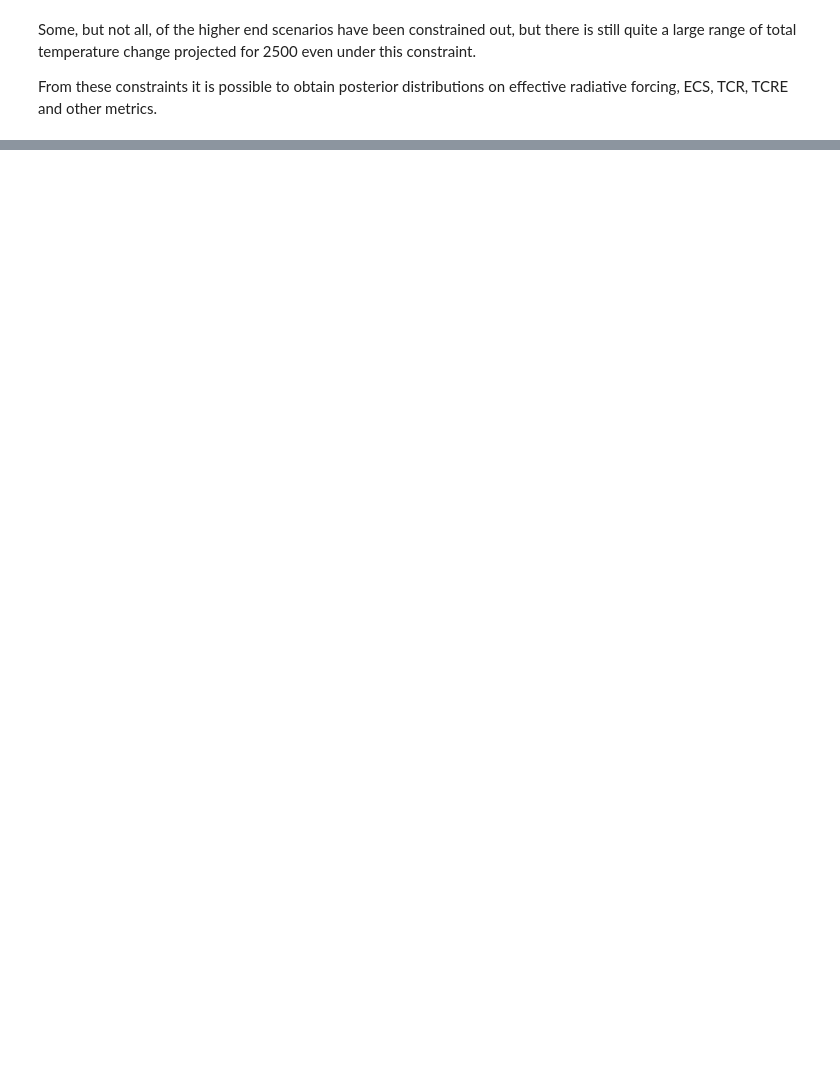
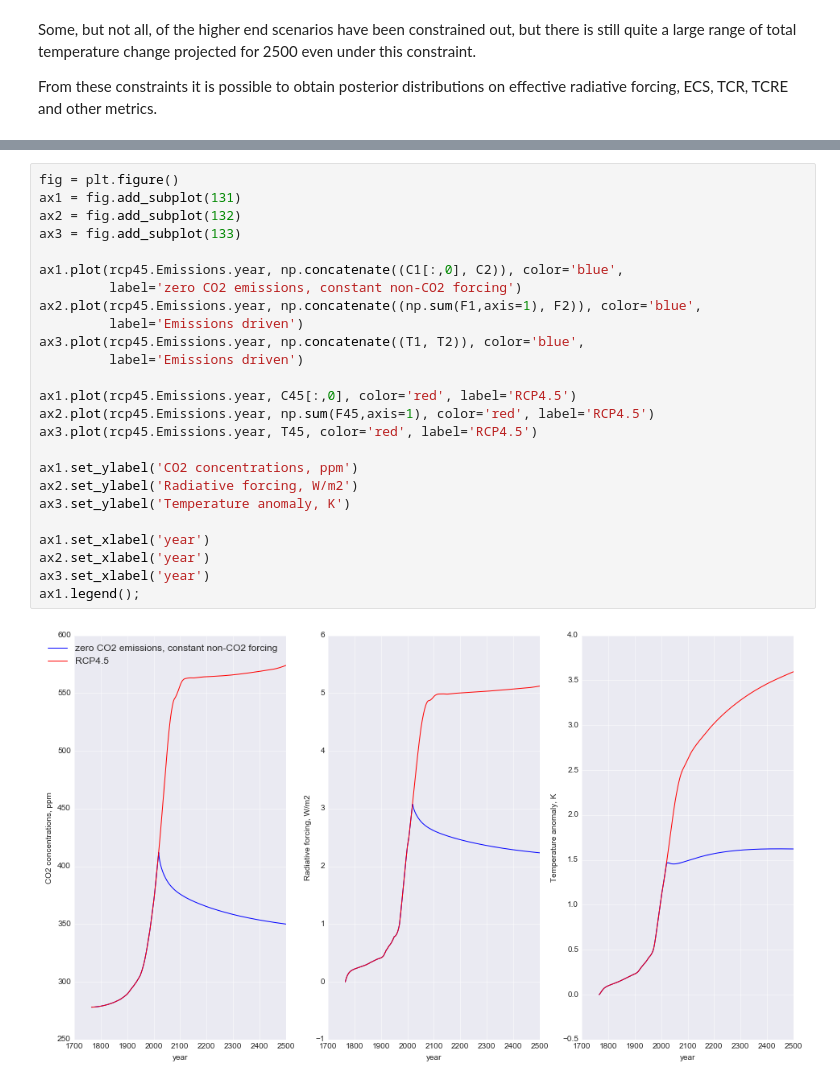
Before and after one commit to OMS-NetZero/FAIR, a Jupyter notebook: docs/examples.ipynb, the cells around one changed output, grey strips where cells are left out. Drawn from its saved outputs; the diff is of its cells as text; blank space fills up the shorter version.

```diff
--- a/docs/examples.ipynb
+++ b/docs/examples.ipynb
@@ -914,0 +950,27 @@ From these constraints it is possible to obtain posterior distributions on effec
+# %%
+fig = plt.figure()
+ax1 = fig.add_subplot(131)
+ax2 = fig.add_subplot(132)
+ax3 = fig.add_subplot(133)
+
+ax1.plot(rcp45.Emissions.year, np.concatenate((C1[:,0], C2)), color='blue',
+         label='zero CO2 emissions, constant non-CO2 forcing')
+ax2.plot(rcp45.Emissions.year, np.concatenate((np.sum(F1,axis=1), F2)), color='blue',
+         label='Emissions driven')
+ax3.plot(rcp45.Emissions.year, np.concatenate((T1, T2)), color='blue',
+         label='Emissions driven')
+
+ax1.plot(rcp45.Emissions.year, C45[:,0], color='red', label='RCP4.5')
+ax2.plot(rcp45.Emissions.year, np.sum(F45,axis=1), color='red', label='RCP4.5')
+ax3.plot(rcp45.Emissions.year, T45, color='red', label='RCP4.5')
+
+ax1.set_ylabel('CO2 concentrations, ppm')
+ax2.set_ylabel('Radiative forcing, W/m2')
+ax3.set_ylabel('Temperature anomaly, K')
+
+ax1.set_xlabel('year')
+ax2.set_xlabel('year')
+ax3.set_xlabel('year')
+ax1.legend();
+# %% [output]
+[figure, added]
```
Also changed, not shown: parts of 19 cells of this notebook, 19 other files.
